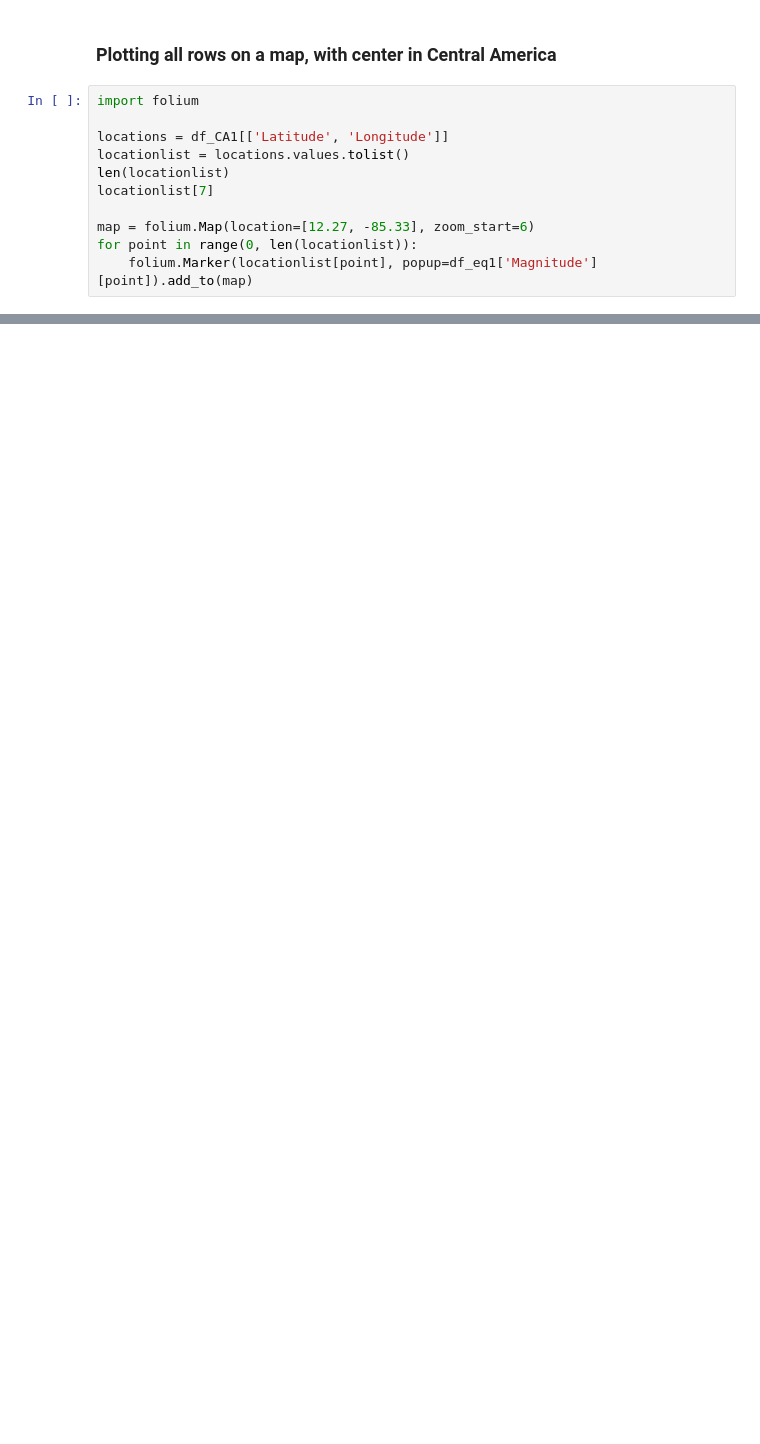
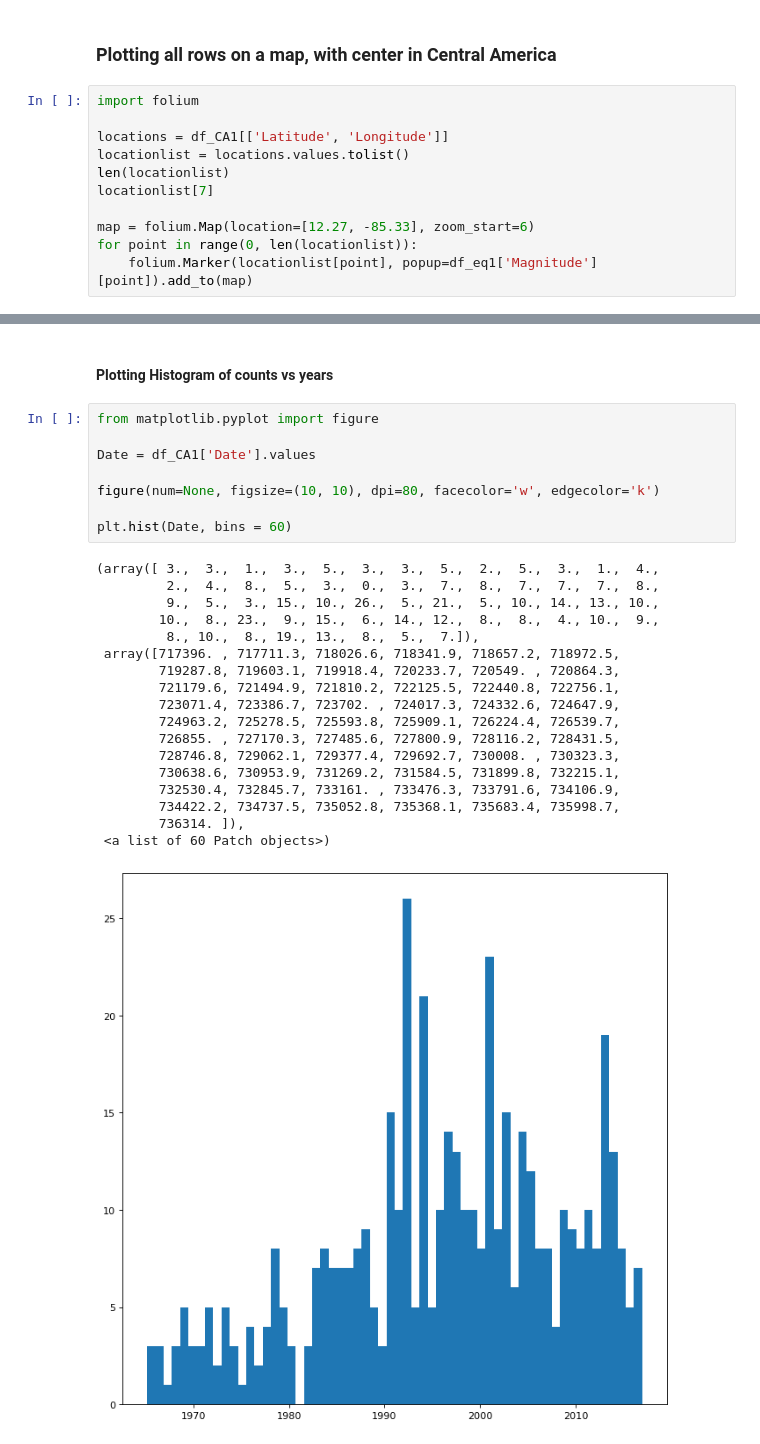
Before and after one commit to sotus30/Earthquakes_Central_America, a Jupyter notebook: Data Exploration 2.ipynb, the cells around one changed output, grey strips where cells are left out. Cells and saved outputs as stored; diff of their text form; blank space fills up the shorter version.

```diff
--- a/Data Exploration 2.ipynb
+++ b/Data Exploration 2.ipynb
@@ -409,0 +426,29 @@ map
+# %% [markdown]
+<h4> Plotting Histogram of counts vs years
+# %%
+from matplotlib.pyplot import figure
+
+Date = df_CA1['Date'].values
+
+figure(num=None, figsize=(10, 10), dpi=80, facecolor='w', edgecolor='k')
+
+plt.hist(Date, bins = 60)
+# %% [output]
+(array([ 3.,  3.,  1.,  3.,  5.,  3.,  3.,  5.,  2.,  5.,  3.,  1.,  4.,
+         2.,  4.,  8.,  5.,  3.,  0.,  3.,  7.,  8.,  7.,  7.,  7.,  8.,
+         9.,  5.,  3., 15., 10., 26.,  5., 21.,  5., 10., 14., 13., 10.,
+        10.,  8., 23.,  9., 15.,  6., 14., 12.,  8.,  8.,  4., 10.,  9.,
+         8., 10.,  8., 19., 13.,  8.,  5.,  7.]),
+ array([717396. , 717711.3, 718026.6, 718341.9, 718657.2, 718972.5,
+        719287.8, 719603.1, 719918.4, 720233.7, 720549. , 720864.3,
+        721179.6, 721494.9, 721810.2, 722125.5, 722440.8, 722756.1,
+        723071.4, 723386.7, 723702. , 724017.3, 724332.6, 724647.9,
+        724963.2, 725278.5, 725593.8, 725909.1, 726224.4, 726539.7,
+        726855. , 727170.3, 727485.6, 727800.9, 728116.2, 728431.5,
+        728746.8, 729062.1, 729377.4, 729692.7, 730008. , 730323.3,
+        730638.6, 730953.9, 731269.2, 731584.5, 731899.8, 732215.1,
+        732530.4, 732845.7, 733161. , 733476.3, 733791.6, 734106.9,
+        734422.2, 734737.5, 735052.8, 735368.1, 735683.4, 735998.7,
+        736314. ]),
+ <a list of 60 Patch objects>)
+[figure, added]
```
Also changed, not shown: parts of 7 cells of this notebook.
